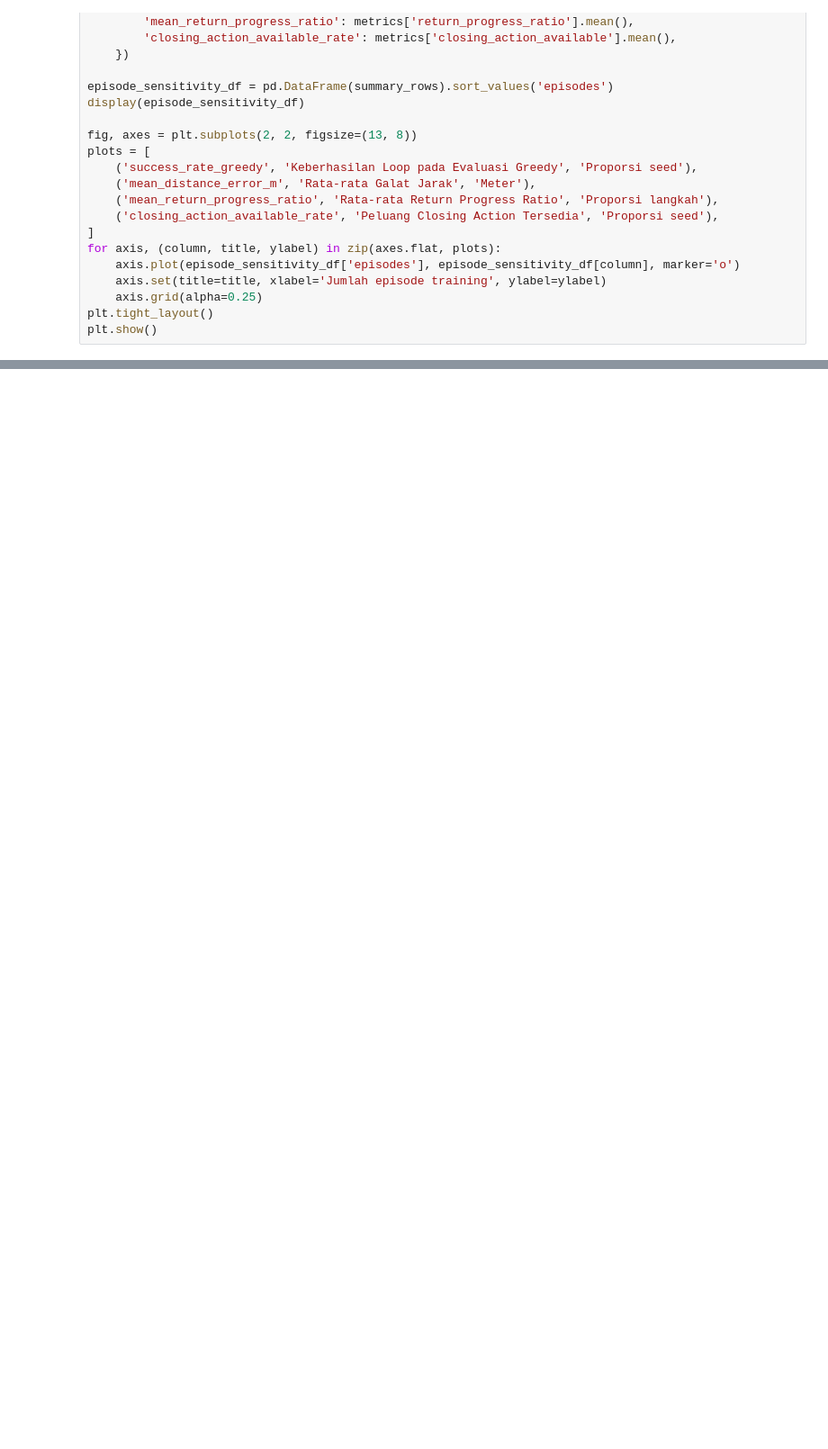
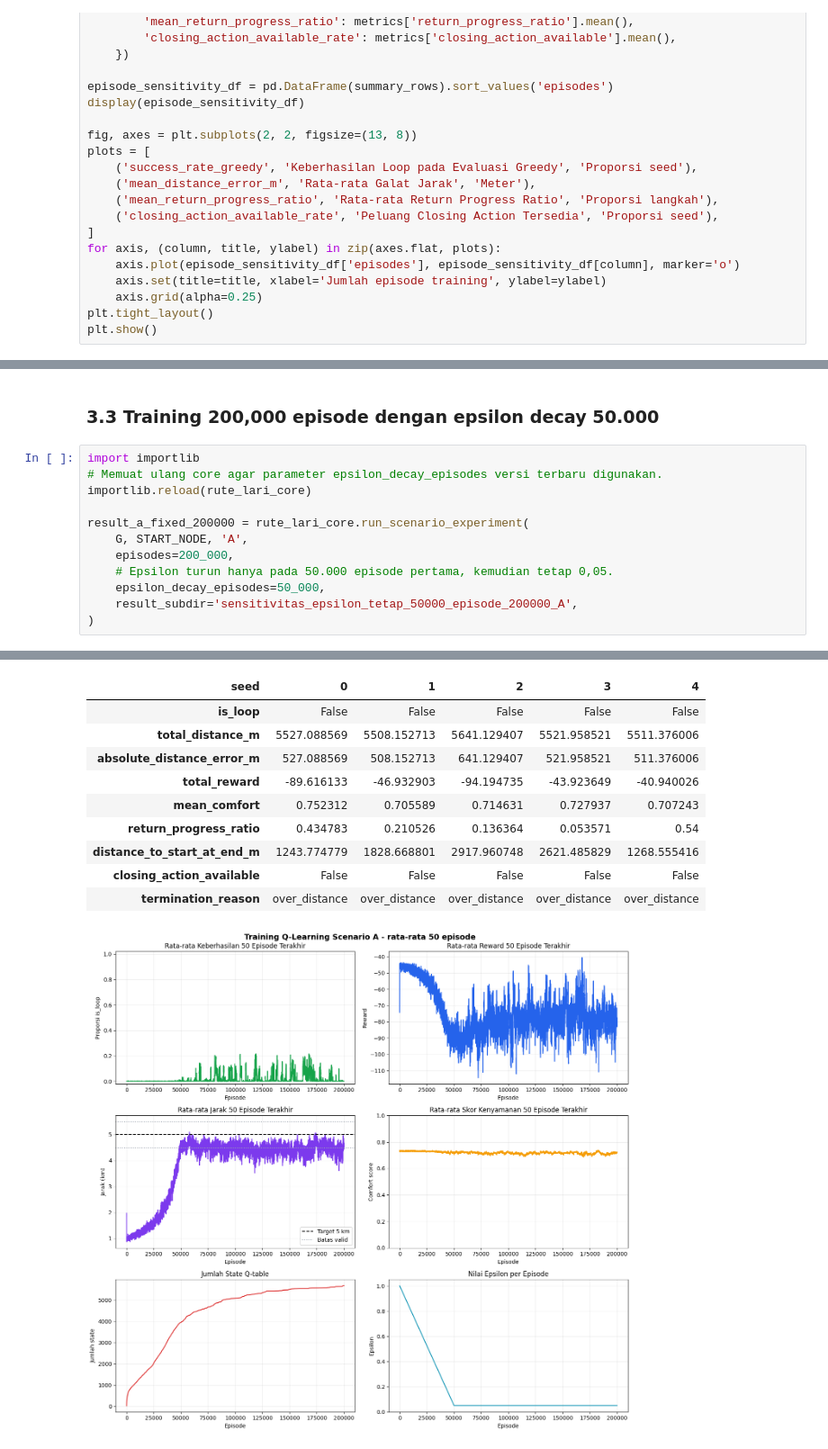
Before and after one commit to davidimannuel/uwika-ta-31123022-2026, a Jupyter notebook: scenario_A.ipynb, the cells around one changed output, grey strips where cells are left out. Shown at 90% size. Drawn from its saved outputs; the diff is of its cells as text; blank space fills up the shorter version.

```diff
--- a/scenario_A.ipynb
+++ b/scenario_A.ipynb
@@ -147,0 +285,15 @@ plt.show()
+# %% [markdown]
+### 3.3 Training 200,000 episode dengan epsilon decay 50.000
+# %%
+import importlib
+# Memuat ulang core agar parameter epsilon_decay_episodes versi terbaru digunakan.
+importlib.reload(rute_lari_core)
+
+result_a_fixed_200000 = rute_lari_core.run_scenario_experiment(
+    G, START_NODE, 'A',
+    episodes=200_000,
+    # Epsilon turun hanya pada 50.000 episode pertama, kemudian tetap 0,05.
+    epsilon_decay_episodes=50_000,
+    result_subdir='sensitivitas_epsilon_tetap_50000_episode_200000_A',
+)
+# %% [output]
@@ -147,0 +308,11 @@ plt.show()
+| seed | 0 | 1 | 2 | 3 | 4 |
+| is_loop | False | False | False | False | False |
+| total_distance_m | 5527.088569 | 5508.152713 | 5641.129407 | 5521.958521 | 5511.376006 |
+| absolute_distance_error_m | 527.088569 | 508.152713 | 641.129407 | 521.958521 | 511.376006 |
+| total_reward | -89.616133 | -46.932903 | -94.194735 | -43.923649 | -40.940026 |
+| mean_comfort | 0.752312 | 0.705589 | 0.714631 | 0.727937 | 0.707243 |
+| return_progress_ratio | 0.434783 | 0.210526 | 0.136364 | 0.053571 | 0.54 |
+| distance_to_start_at_end_m | 1243.774779 | 1828.668801 | 2917.960748 | 2621.485829 | 1268.555416 |
+| closing_action_available | False | False | False | False | False |
+| termination_reason | over_distance | over_distance | over_distance | over_distance | over_distance |
+[figure, added]
```
Also changed, not shown: parts of 13 cells of this notebook, 6 other files.
